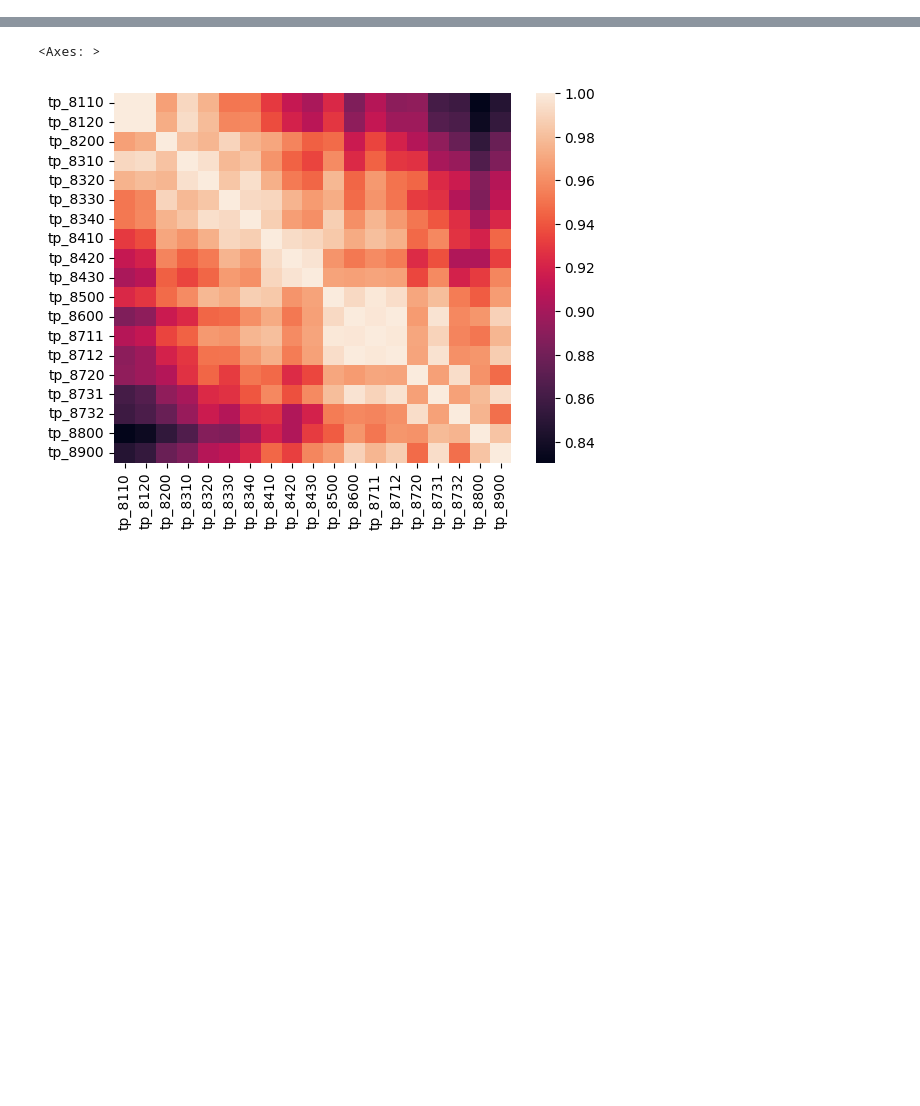
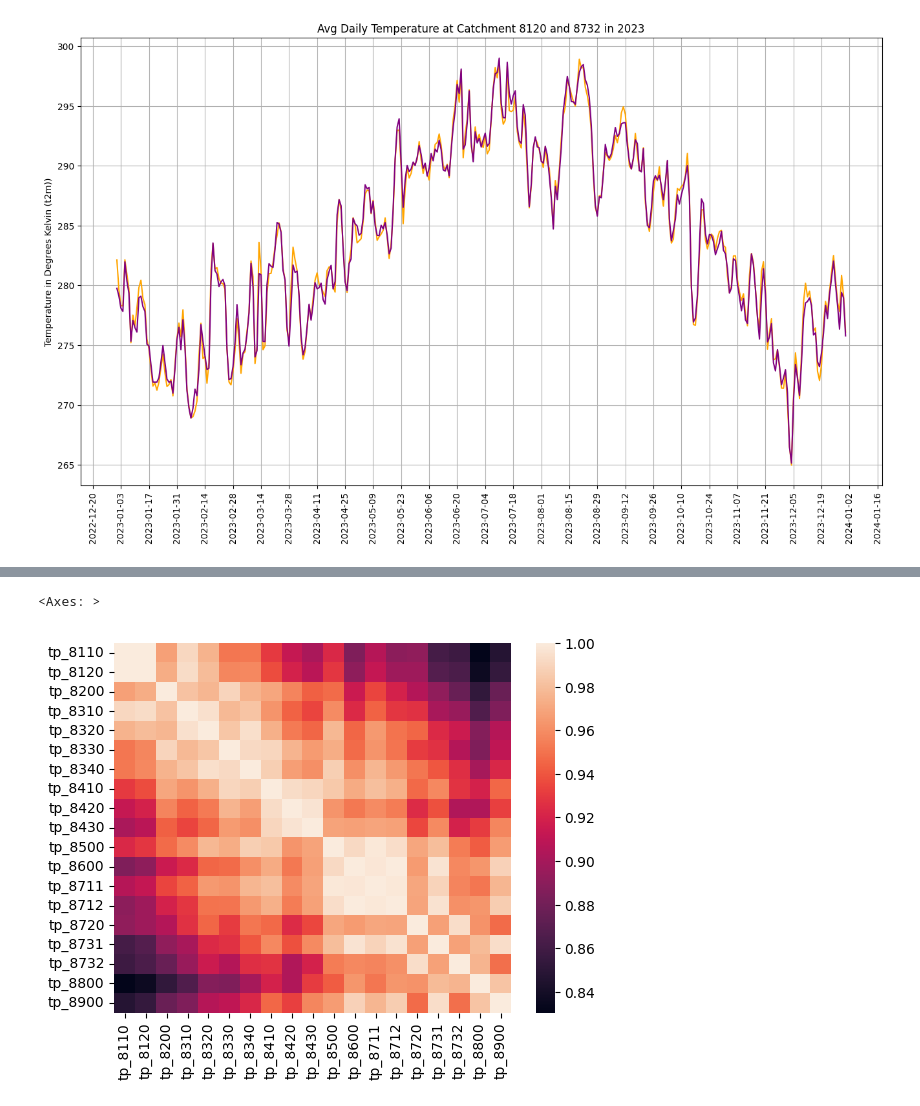
Before and after one commit to henrifnk/Seminar_ClimateNStatistics, a Jupyter notebook: work/07-hydroLSTM/notebooks/meteo_analysis.ipynb, the cells around one changed output, grey strips where cells are left out. Cells and saved outputs as stored; diff of their text form; code cells hidden in the pictures; blank space fills up the shorter version.

```diff
--- a/work/07-hydroLSTM/notebooks/meteo_analysis.ipynb
+++ b/work/07-hydroLSTM/notebooks/meteo_analysis.ipynb
@@ -18,0 +27,14 @@ meteo_df = meteo_df.set_index('date')
+# %%
+import matplotlib.dates as mdates
+
+plt.figure(figsize=(16,9))
+plt.plot(meteo_df['t2m_8120']['2023'],color = 'orange')
+plt.plot(meteo_df['t2m_8732']['2023'],color = 'purple')
+plt.ylabel('Temperature in Degrees Kelvin (t2m))')
+plt.title('Avg Daily Temperature at Catchment 8120 and 8732 in 2023')
+plt.gca().xaxis.set_major_locator(mdates.DayLocator(interval=14))
+plt.grid(True)
+plt.xticks(rotation =90)
+plt.show()
+# %% [output]
+[figure, added]
```
Also changed, not shown: parts of 11 cells of this notebook, 1 other file.
